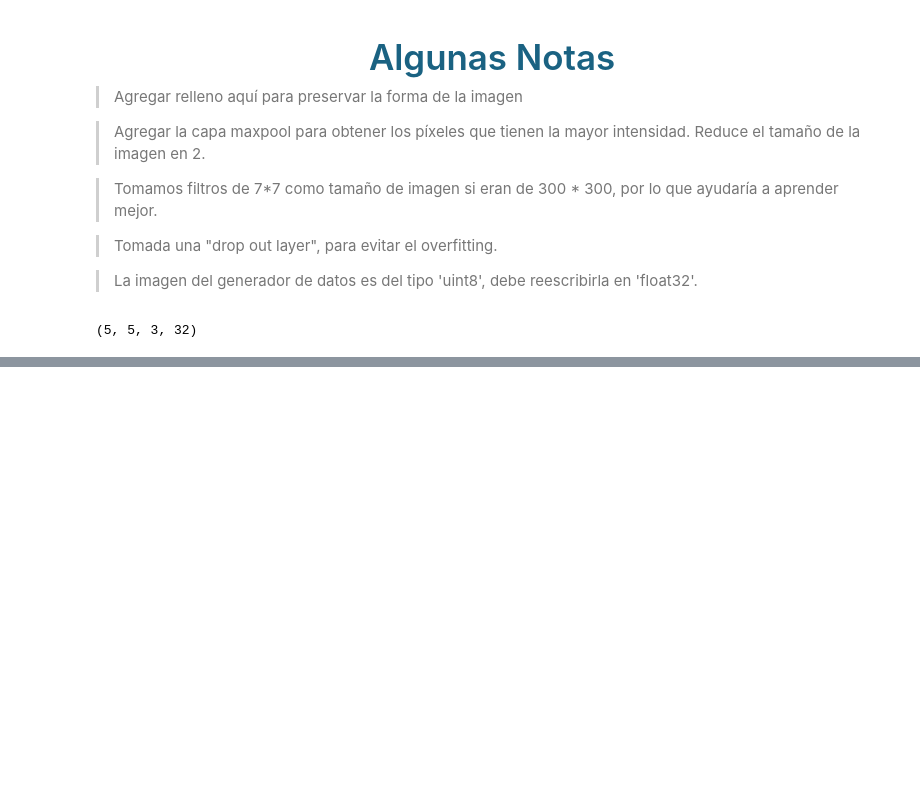
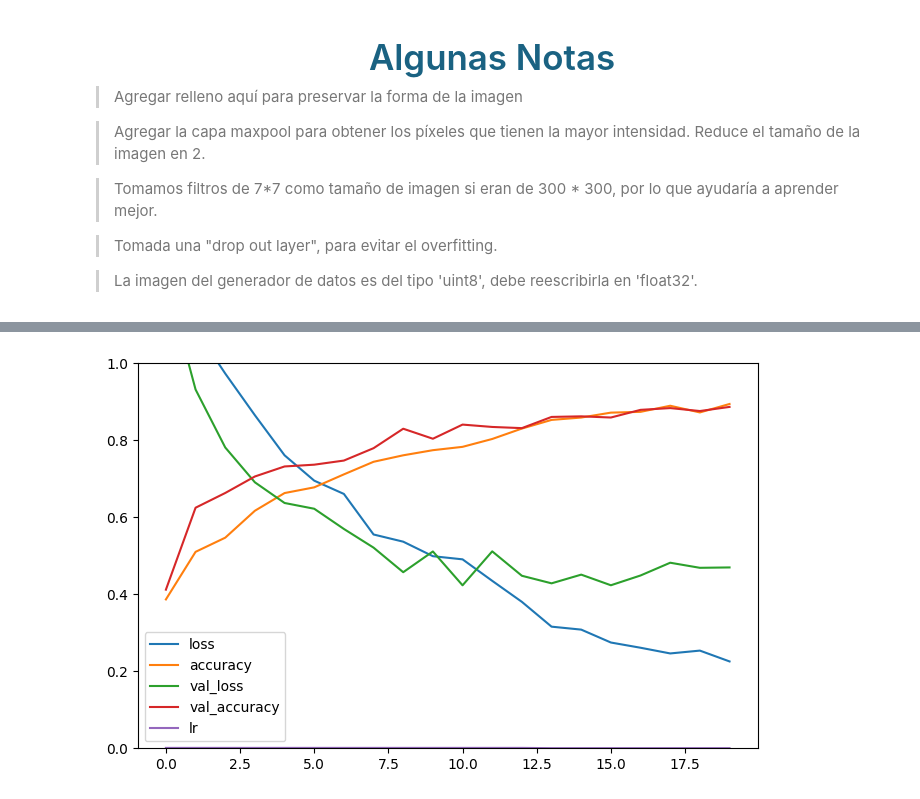
Before and after one commit to Vapss/ModeladoFinal, a Jupyter notebook: FinalModelado.ipynb, the cells around one changed output, grey strips where cells are left out. Saved outputs shown, nothing was run; the diff lists cells and outputs as text; code cells hidden in the pictures; blank space fills up the shorter version.

```diff
--- a/FinalModelado.ipynb
+++ b/FinalModelado.ipynb
@@ -208,7 +181,13 @@ model = tf.keras.Sequential(
 model.compile(optimizer=tf.keras.optimizers.Adam(),
               loss='categorical_crossentropy',
               metrics=['accuracy'])
+
+tensorboard = TensorBoard(log_dir = 'logs')
+checkpoint = ModelCheckpoint("effnet.h5",monitor="val_accuracy",save_best_only=True,mode="auto",verbose=1)
+reduce_lr = ReduceLROnPlateau(monitor = 'val_accuracy', factor = 0.3, patience = 2, min_delta = 0.001,
+                              mode='auto',verbose=1)
 # %%
-history = model.fit(tf.cast(train_img, tf.float32), np.array(pd.get_dummies(train_labels)), validation_split=0.2, epochs =20, verbose=1, batch_size=32)
+history = model.fit(tf.cast(train_img, tf.float32), np.array(pd.get_dummies(train_labels)),
+                    validation_split=0.25, epochs =20, verbose=1, batch_size=32, callbacks=[checkpoint,reduce_lr, tensorboard])
 # %% [output]
 Epoch 1/20
@@ -241,7 +218,3 @@ Epoch 20/20
 > Tomada una "drop out layer", para evitar el overfitting.
 
 > La imagen del generador de datos es del tipo 'uint8', debe reescribirla en 'float32'.
-# %%
-model.layers[0].get_weights()[0].shape
-# %% [output]
-(5, 5, 3, 32)
@@ -247,0 +227,21 @@ model.layers[0].get_weights()[0].shape
+# %%
+# change directory
+#os.chdir(r'../input/brain-tumor-classification-mri')
+#print(os.getcwd())
+
+#save the model
+#model.save('/kaggle/working/EfficientNetB3.h5')
+#model.save_weights('/kaggle/working/EfficientNetB3_weights.h5')
+
+#plot loss and accuracy
+pd.DataFrame(history.history).plot(figsize=(8, 5))
+#plt.grid(True)
+
+#plt.gca().set_xlim(0,33)
+plt.gca().set_ylim(0,1)
+# # plt.savefig('/kaggle/working/EfficientNetB3.png')
+loss, accuracy = model.evaluate(tf.cast(test_img, tf.float32), np.array(pd.get_dummies(test_labels)))
+
+# #print accuracy
+print('Accuracy: %f' % (accuracy*100))
+# %% [output]
@@ -247,0 +250 @@ model.layers[0].get_weights()[0].shape
+[figure, added]
```
Also changed, not shown: parts of 22 cells of this notebook.
